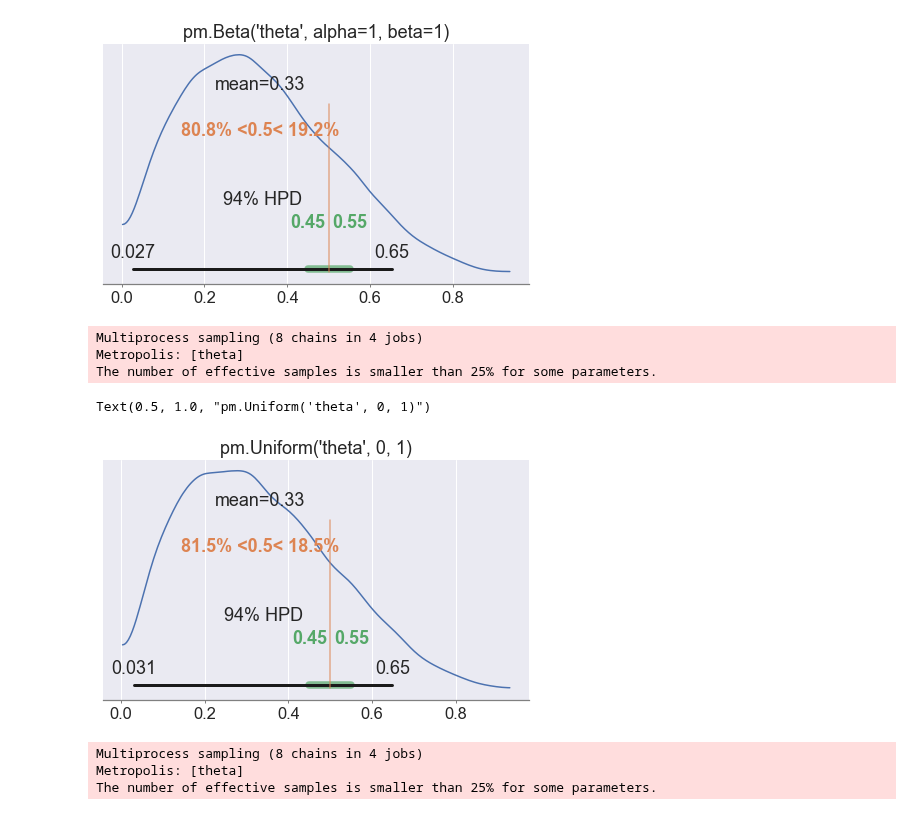
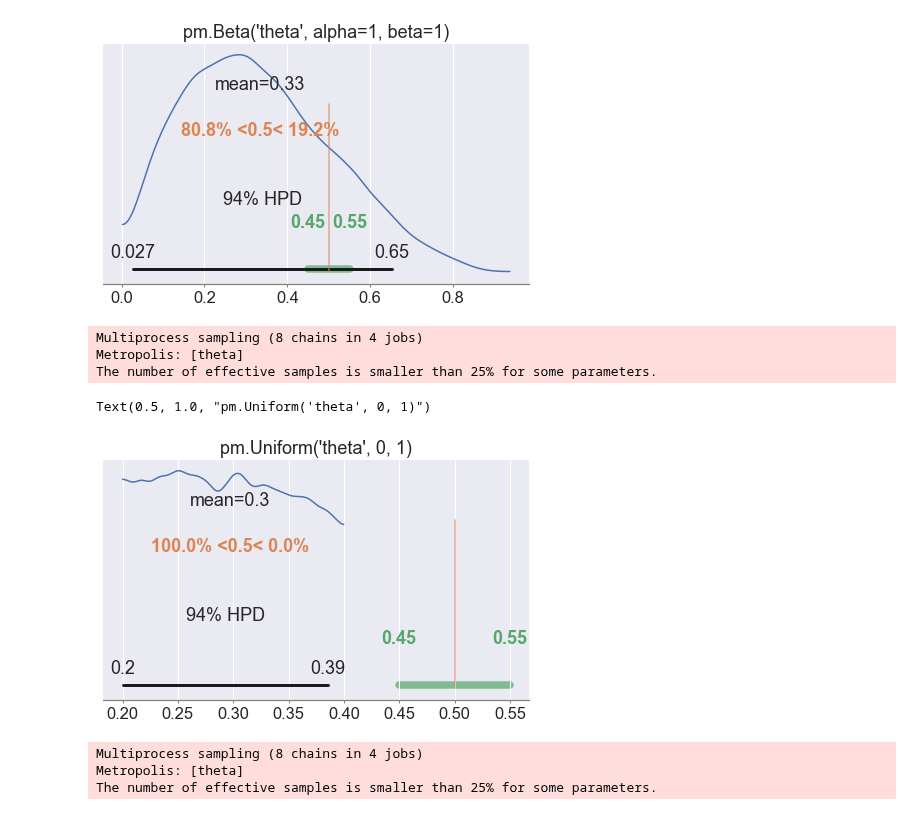
Before and after one commit to balarsen/pymc_learning, a Jupyter notebook: BayesianAnalysisWithPython/Coin Flip.ipynb, the cells around one changed output. Cells and saved outputs as stored; diff of their text form; code cells hidden in the pictures.

```diff
--- a/BayesianAnalysisWithPython/Coin Flip.ipynb
+++ b/BayesianAnalysisWithPython/Coin Flip.ipynb
@@ -358,18 +358,18 @@ Text(0.5, 1.0, "pm.Beta('theta', alpha=1, beta=1)")
 [figure]
 # %%
 with pm.Model() as our_first_model:
-    theta = pm.Uniform('theta', 0, 1)
+    theta = pm.Uniform('theta', .2, .4)
     y = pm.Bernoulli('y', p=theta, observed=data)
     step = pm.Metropolis()
     trace = pm.sample(5000, step=step, chains=8)
 pm.plot_posterior(trace, ref_val=0.50, rope=[0.45, .55])
 plt.title("pm.Uniform('theta', 0, 1)")
 # %% [output]
 Multiprocess sampling (8 chains in 4 jobs)
 Metropolis: [theta]
 The number of effective samples is smaller than 25% for some parameters.
 Text(0.5, 1.0, "pm.Uniform('theta', 0, 1)")
-[figure, old version]
+[figure, new version]
 # %%
 with pm.Model() as our_first_model:
     theta = pm.Normal('theta', 0.35, 1)
```
Also changed, not shown: 4 other files.
